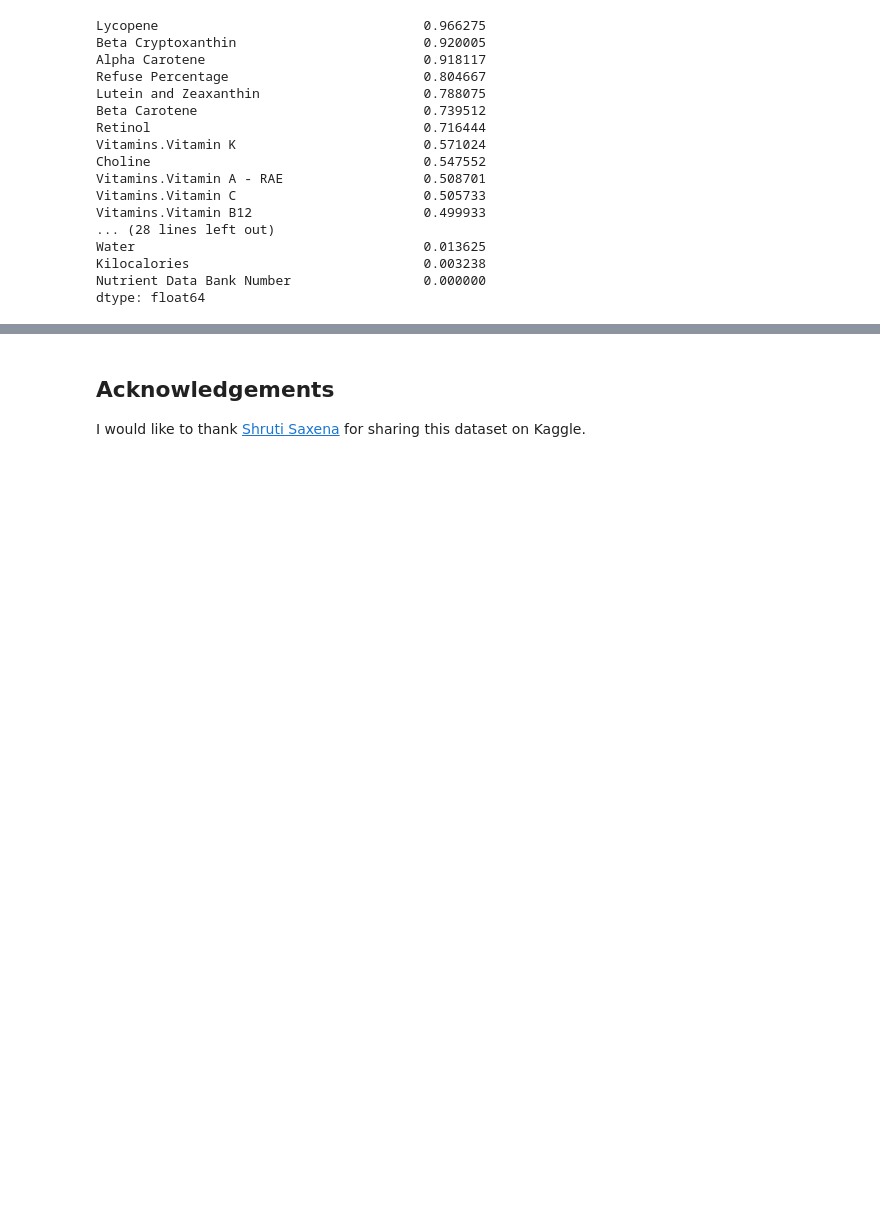
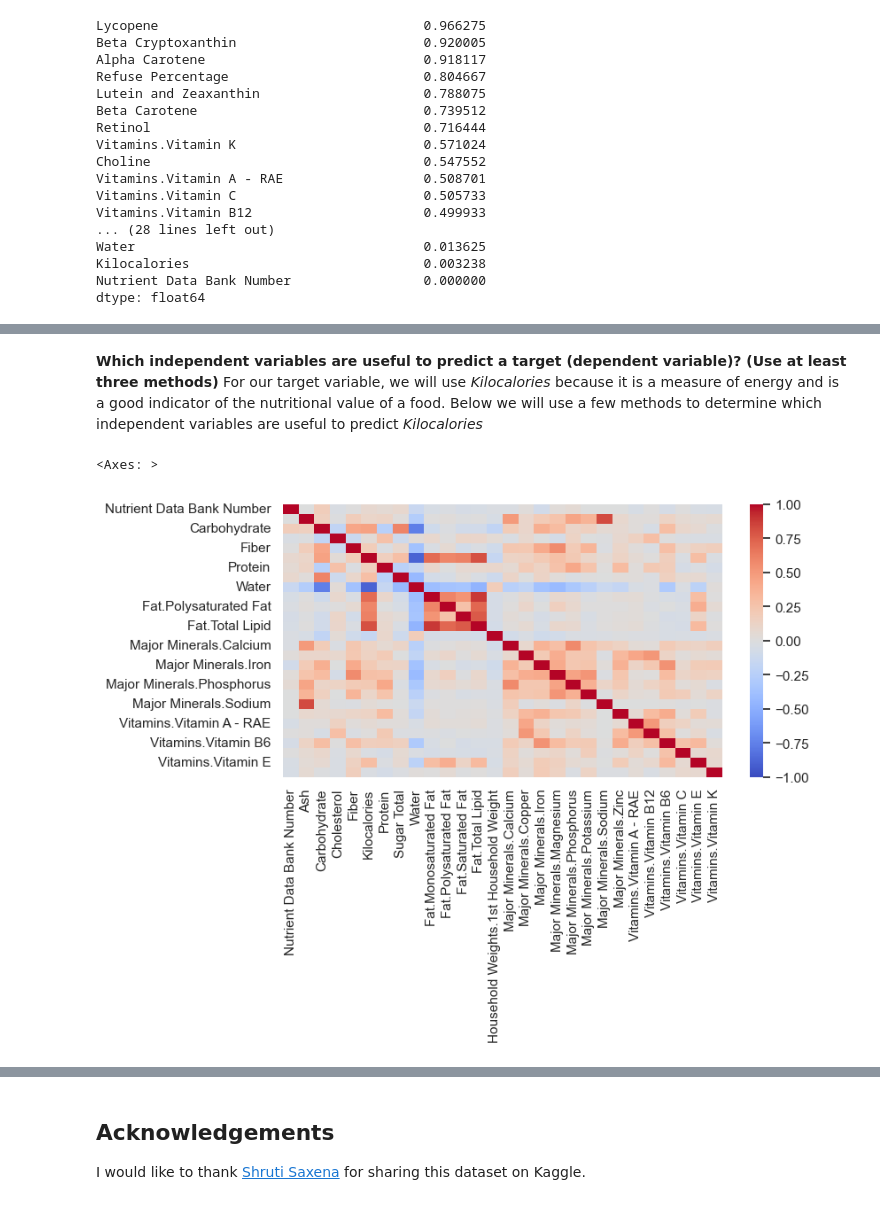
Before and after one commit to vishnuraosharma/exploratory-data-analysis, a Jupyter notebook: Nutrition /ML_Data_Cleaning_and_Feature_Selection_Food_Nutrition.ipynb, the cells around one changed output, grey strips where cells are left out. Drawn from its saved outputs; the diff is of its cells as text; code cells hidden in the pictures; blank space fills up the shorter version.

```diff
--- a/Nutrition /ML_Data_Cleaning_and_Feature_Selection_Food_Nutrition.ipynb
+++ b/Nutrition /ML_Data_Cleaning_and_Feature_Selection_Food_Nutrition.ipynb
@@ -211,0 +327,12 @@ for c in numeric_cols.columns[:]:
+# %% [markdown]
+ **Which independent variables are useful to predict a target (dependent variable)? (Use at least three methods)**
+For our target variable, we will use *Kilocalories* because it is a measure of energy and is a good indicator of the nutritional value of a food. Below we will use a few methods to determine which independent variables are useful to predict *Kilocalories*
+# %%
+# Create a correlation matrix of the numeric columns
+corr = df.select_dtypes(include=['float64', 'int64']).corr()
+
+# Plot the correlation matrix to a heatmap
+sns.heatmap(corr, annot=False, cmap='coolwarm', vmin=-1, vmax=1)
+# %% [output]
+<Axes: >
+[figure, added]
```
Also changed, not shown: parts of 37 cells of this notebook.
